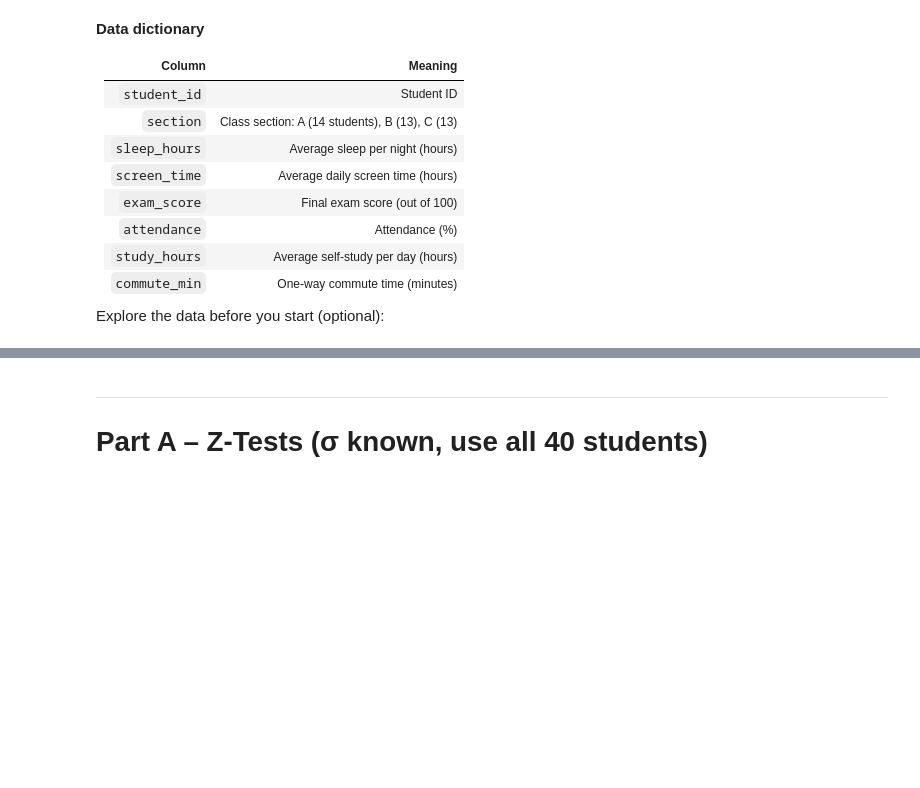
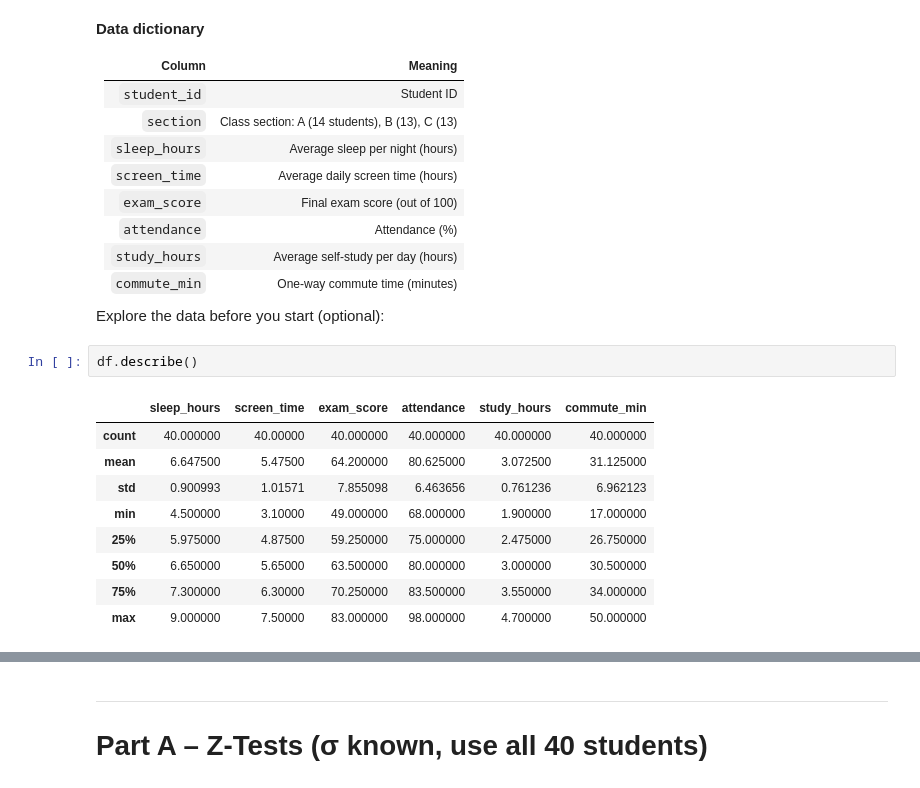
Before and after one commit to ddivya-c/DS-datascience, a Jupyter notebook: LAB4/Z_t_Test_Assignment.ipynb, the cells around one changed output, grey strips where cells are left out. Drawn from its saved outputs; the diff is of its cells as text; blank space fills up the shorter version.

```diff
--- a/LAB4/Z_t_Test_Assignment.ipynb
+++ b/LAB4/Z_t_Test_Assignment.ipynb
@@ -119,6 +119,18 @@ C    13
 | `commute_min` | One-way commute time (minutes) |
 
 Explore the data before you start (optional):
+# %%
+df.describe()
+# %% [output]
+|  | sleep_hours | screen_time | exam_score | attendance | study_hours | commute_min |
+| count | 40.000000 | 40.00000 | 40.000000 | 40.000000 | 40.000000 | 40.000000 |
+| mean | 6.647500 | 5.47500 | 64.200000 | 80.625000 | 3.072500 | 31.125000 |
+| std | 0.900993 | 1.01571 | 7.855098 | 6.463656 | 0.761236 | 6.962123 |
+| min | 4.500000 | 3.10000 | 49.000000 | 68.000000 | 1.900000 | 17.000000 |
+| 25% | 5.975000 | 4.87500 | 59.250000 | 75.000000 | 2.475000 | 26.750000 |
+| 50% | 6.650000 | 5.65000 | 63.500000 | 80.000000 | 3.000000 | 30.500000 |
+| 75% | 7.300000 | 6.30000 | 70.250000 | 83.500000 | 3.550000 | 34.000000 |
+| max | 9.000000 | 7.50000 | 83.000000 | 98.000000 | 4.700000 | 50.000000 |
 # %%
 # ===================== OPTIONAL – EXPLORE THE DATA =====================
 # OPTIONAL: explore the dataset, e.g. df.describe() or df.groupby('section').mean(numeric_only=True)
```
Also changed, not shown: parts of 21 cells of this notebook.
